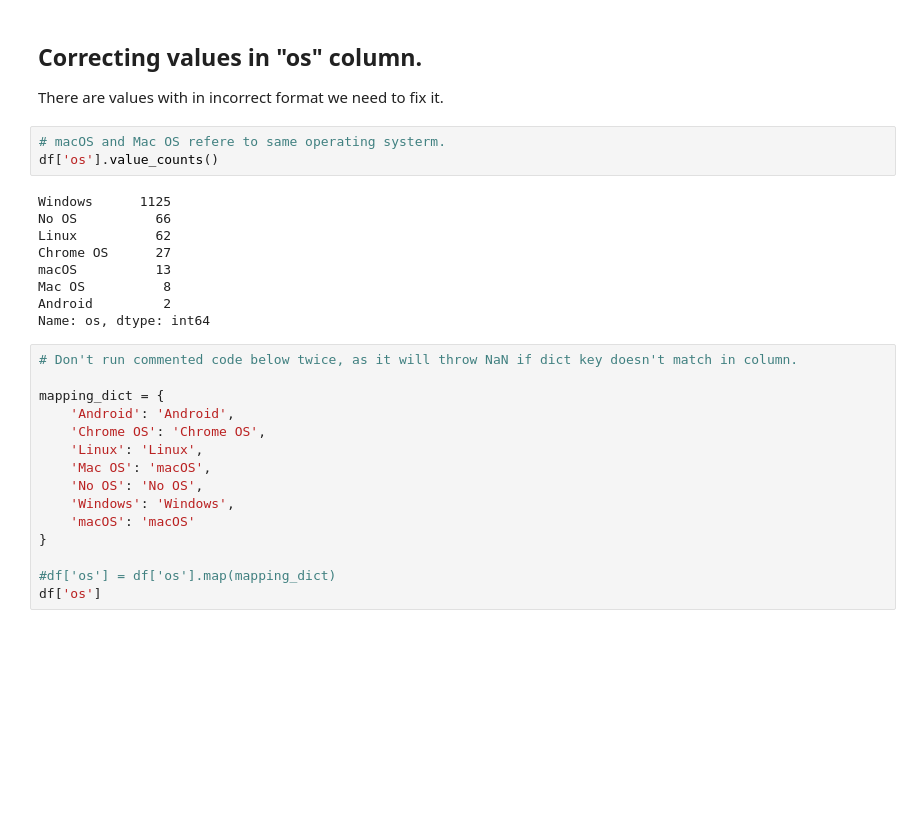
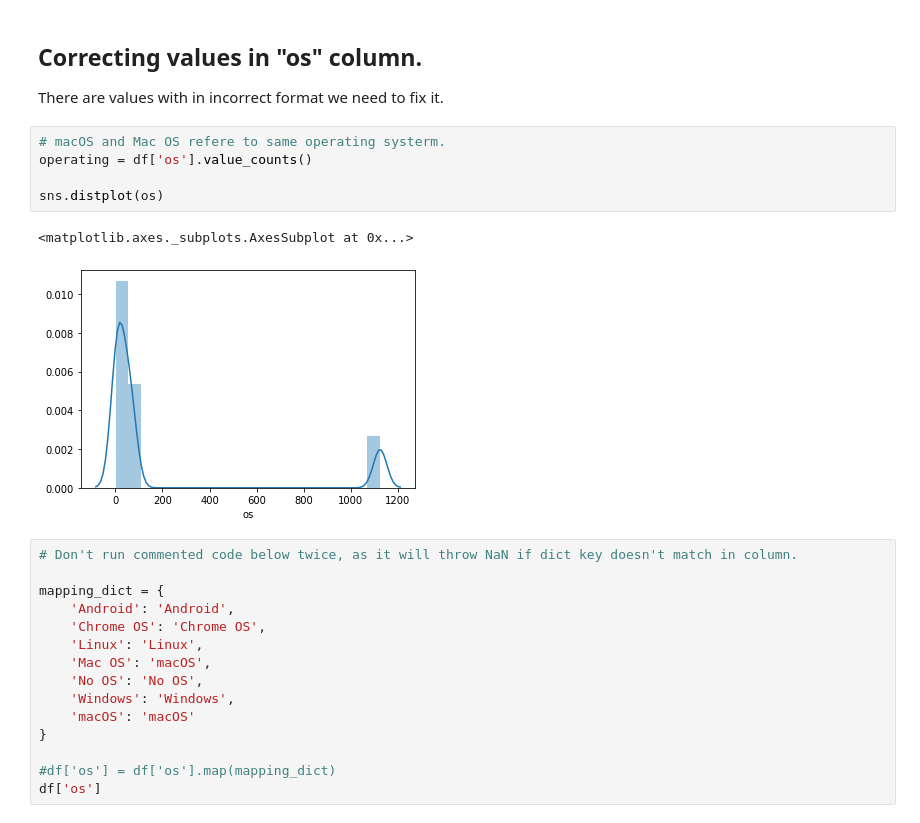
Before and after one commit to Dhiranjan/LaptopManufacturerAnalysis, a Jupyter notebook: laptops.ipynb, the cells around one changed output. Cells and saved outputs as stored; diff of their text form; blank space fills up the shorter version.

```diff
--- a/laptops.ipynb
+++ b/laptops.ipynb
@@ -269,16 +279,12 @@ Intel is in the top manufracturer for cpu and gpu.
 There are values with in incorrect format we need to fix it.
 # %%
 # macOS and Mac OS refere to same operating systerm.
-df['os'].value_counts()
+operating = df['os'].value_counts()
+
+sns.distplot(os)
 # %% [output]
-Windows      1125
-No OS          66
-Linux          62
-Chrome OS      27
-macOS          13
-Mac OS          8
-Android         2
-Name: os, dtype: int64
+<matplotlib.axes._subplots.AxesSubplot at 0x...>
+[figure, added]
 # %%
 # Don't run commented code below twice, as it will throw NaN if dict key doesn't match in column.
 
```
Also changed, not shown: parts of 6 cells of this notebook.
